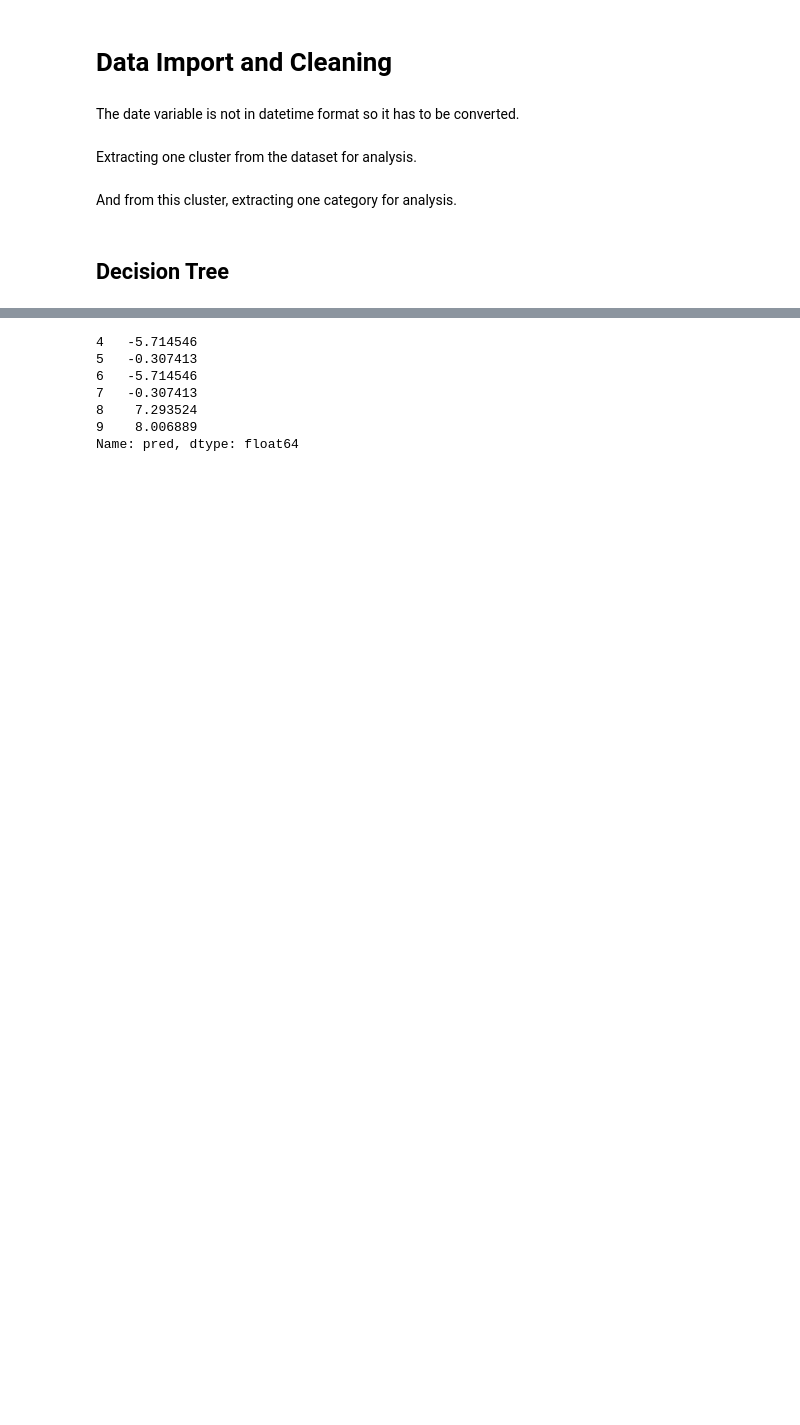
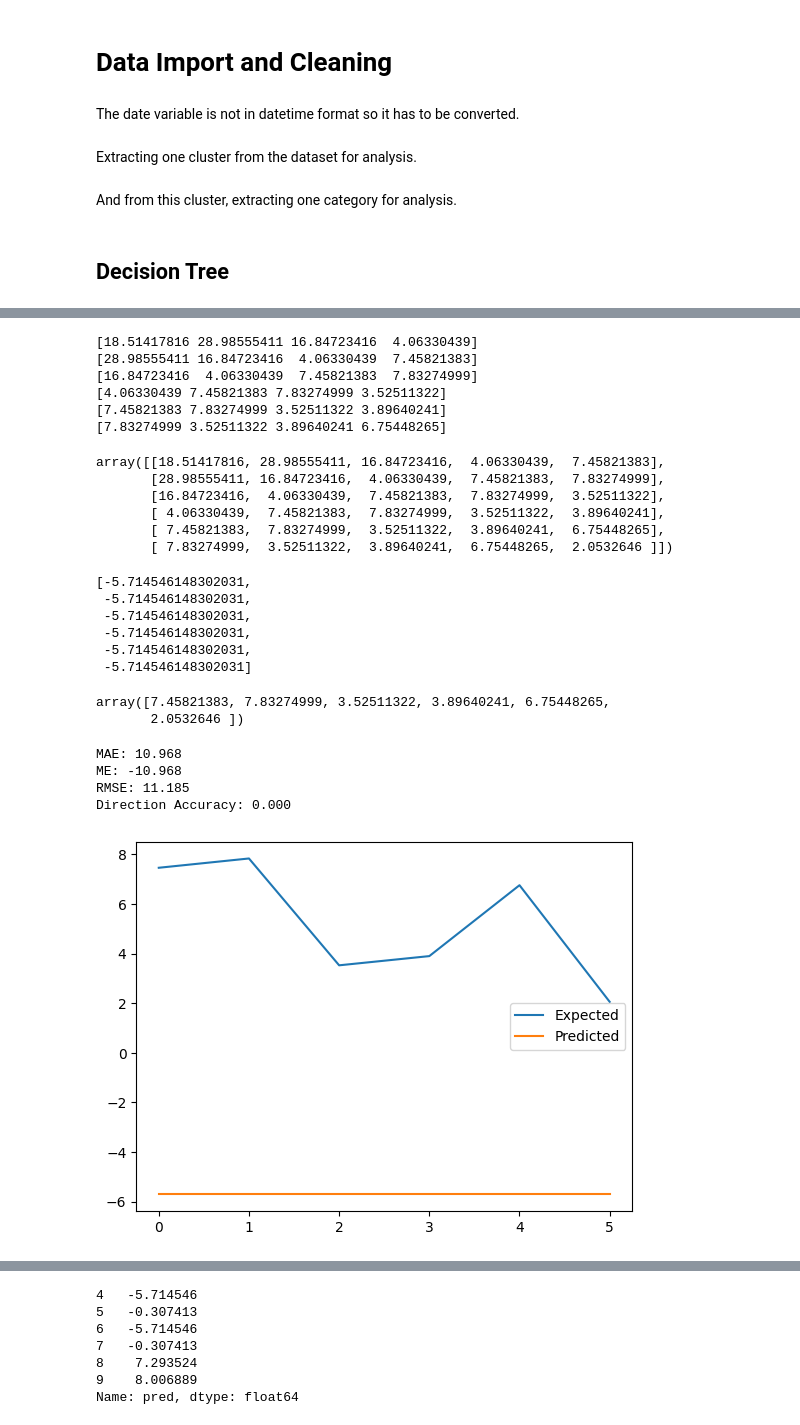
Before and after one commit to surajkarak/thesis, a Jupyter notebook: 2. DecisionTree_Test.ipynb, the cells around one changed output, grey strips where cells are left out. Cells and saved outputs as stored; diff of their text form; code cells hidden in the pictures; blank space fills up the shorter version.

```diff
--- a/2. DecisionTree_Test.ipynb
+++ b/2. DecisionTree_Test.ipynb
@@ -54,0 +155,7 @@ First, we can try 3. Using a lag of 4, training the model only on the training d
+# %%
+train, test = train_test_split(dt_data, 6)
+train = asarray(train)
+trainX, trainy = train[:, :-1], train[:, -1]
+# %%
+model_dt_rolling = DecisionTreeRegressor(random_state=42, max_depth = 5)
+model_dt_rolling.fit(trainX, trainy)
@@ -54,0 +164,19 @@ First, we can try 3. Using a lag of 4, training the model only on the training d
+# %%
+predictions = list()
+direction_accuracies = list()
+# %%
+for i in range(len(test)):
+    # split test row into input and output columns
+    testX, testy = test[i, :-1], test[i, -1]
+    # ONLY MAKE ONE-STEP PREDICTIONS BASED ON MODEL TRAINED ONCE
+    print([testX])
+    yhat = model_dt_rolling.predict([testX])
+    # store forecast in list of predictions
+    predictions.append(yhat[0])
+    if i > 0:  # Direction accuracy is not applicable for the first prediction
+            forecast_diff = yhat - predictions[-2]
+            actual_diff = testy - test[i - 1, -1]
+            direction_accuracy = int(np.sign(forecast_diff) == np.sign(actual_diff))
+            direction_accuracies.append(direction_accuracy)
+    # summarize progress
+    print('>expected=%.1f, predicted=%.1f' % (testy, yhat))
@@ -54,0 +220,54 @@ First, we can try 3. Using a lag of 4, training the model only on the training d
+# %%
+for i in range(len(test)):
+    print(test[i, :-1])
+# %% [output]
+[18.51417816 28.98555411 16.84723416  4.06330439]
+[28.98555411 16.84723416  4.06330439  7.45821383]
+[16.84723416  4.06330439  7.45821383  7.83274999]
+[4.06330439 7.45821383 7.83274999 3.52511322]
+[7.45821383 7.83274999 3.52511322 3.89640241]
+[7.83274999 3.52511322 3.89640241 6.75448265]
+# %%
+test
+# %% [output]
+array([[18.51417816, 28.98555411, 16.84723416,  4.06330439,  7.45821383],
+       [28.98555411, 16.84723416,  4.06330439,  7.45821383,  7.83274999],
+       [16.84723416,  4.06330439,  7.45821383,  7.83274999,  3.52511322],
+       [ 4.06330439,  7.45821383,  7.83274999,  3.52511322,  3.89640241],
+       [ 7.45821383,  7.83274999,  3.52511322,  3.89640241,  6.75448265],
+       [ 7.83274999,  3.52511322,  3.89640241,  6.75448265,  2.0532646 ]])
+# %%
+predictions
+# %% [output]
+[-5.714546148302031,
+ -5.714546148302031,
+ -5.714546148302031,
+ -5.714546148302031,
+ -5.714546148302031,
+ -5.714546148302031]
+# %%
+test[:, -1]
+# %% [output]
+array([7.45821383, 7.83274999, 3.52511322, 3.89640241, 6.75448265,
+       2.0532646 ])
+# %%
+error = mean_absolute_error(test[:, -1], predictions)
+me = np.mean(predictions - test[:, -1])  # Mean Error
+rmse = mean_squared_error(test[:, -1], predictions, squared=False)
+overall_direction_accuracy = np.mean(direction_accuracies)
+
+print('MAE: %.3f' % error)
+print('ME: %.3f' % me)
+print('RMSE: %.3f' % rmse)
+print('Direction Accuracy: %.3f' % overall_direction_accuracy)
+# plot expected vs preducted
+plt.plot(test[:, -1], label='Expected')
+plt.plot(predictions, label='Predicted')
+plt.legend()
+plt.show()
+# %% [output]
+MAE: 10.968
+ME: -10.968
+RMSE: 11.185
+Direction Accuracy: 0.000
+[figure, added]
```
Also changed, not shown: parts of 27 cells of this notebook, 5 other files.
